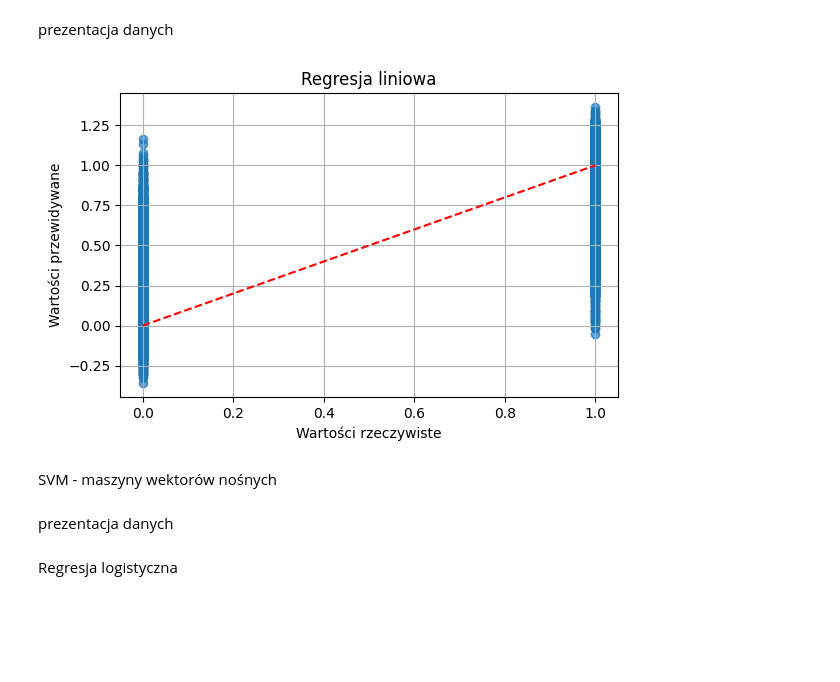
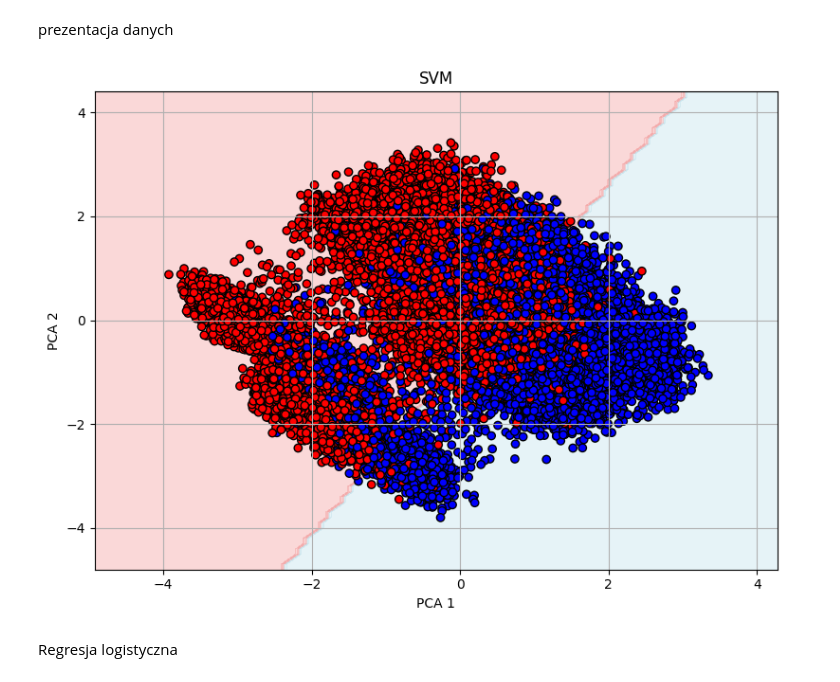
Before and after one commit to Suleyyy/ML_Depresja, a Jupyter notebook: Klasyfikacja_depresji.ipynb, the cells around one changed output. Cells and saved outputs as stored; diff of their text form; code cells hidden in the pictures; blank space fills up the shorter version.

```diff
--- a/Klasyfikacja_depresji.ipynb
+++ b/Klasyfikacja_depresji.ipynb
@@ -435,5 +459,0 @@ trenowanie modelu
-# %%
-from sklearn.linear_model import LinearRegression
-reg_model = LinearRegression()
-reg_model.fit(X_train_process, y_train)
-y_pred = reg_model.predict(X_test_process)
@@ -440,16 +484,2 @@ y_pred = reg_model.predict(X_test_process)
 # %% [markdown]
 prezentacja danych
-# %%
-plt.figure(figsize=(6,4))
-plt.scatter(y_test, y_pred, alpha=0.7)
-plt.plot([y_test.min(), y_test.max()], [y_test.min(), y_test.max()], "r--")
-plt.xlabel("Wartości rzeczywiste")
-plt.ylabel("Wartości przewidywane")
-plt.title("Regresja liniowa")
-plt.grid(True)
-plt.tight_layout()
-plt.show()
-# %% [output]
-[figure, removed]
-# %% [markdown]
-SVM - maszyny wektorów nośnych
@@ -461,25 +486,29 @@ y_pred_svm = svm.predict(X_test_process)
-# %% [markdown]
-prezentacja danych
 # %%
-X_combined_pca = np.vstack((X_train_pca, X_test_pca))
-y_combined = np.hstack((y_train, y_test))
-x_min, x_max = X_combined_pca[:, 0].min() - 1, X_combined_pca[:, 0].max() + 1
-y_min, y_max = X_combined_pca[:, 1].min() - 1, X_combined_pca[:, 1].max() + 1
-xx, yy = np.meshgrid(np.arange(x_min, x_max, 0.1),
+
+def showSVM(svm):
+  X_combined_pca = np.vstack((X_train_pca, X_test_pca))
+  y_combined = np.hstack((y_train, y_test))
+  x_min, x_max = X_combined_pca[:, 0].min() - 1, X_combined_pca[:, 0].max() + 1
+  y_min, y_max = X_combined_pca[:, 1].min() - 1, X_combined_pca[:, 1].max() + 1
+  xx, yy = np.meshgrid(np.arange(x_min, x_max, 0.1),
                      np.arange(y_min, y_max, 0.1))
 
-Z = svm.predict(pca.inverse_transform(np.c_[xx.ravel(), yy.ravel()]))
-Z = Z.reshape(xx.shape)
+  Z = svm.predict(pca.inverse_transform(np.c_[xx.ravel(), yy.ravel()]))
+  Z = Z.reshape(xx.shape)
 
-plt.figure(figsize=(8, 6))
-plt.contourf(xx, yy, Z, alpha=0.3, cmap=ListedColormap(['lightblue', 'lightcoral']))
-plt.scatter(X_combined_pca[:, 0], X_combined_pca[:, 1], c=y_combined, edgecolor='k', cmap=ListedColormap(['blue', 'red']))
-plt.title("SVM")
-plt.xlabel("PCA 1")
-plt.ylabel("PCA 2")
-plt.grid(True)
-plt.tight_layout()
-plt.show()
+  plt.figure(figsize=(8, 6))
+  plt.contourf(xx, yy, Z, alpha=0.3, cmap=ListedColormap(['lightblue', 'lightcoral']))
+  plt.scatter(X_combined_pca[:, 0], X_combined_pca[:, 1], c=y_combined, edgecolor='k', cmap=ListedColormap(['blue', 'red']))
+  plt.title("SVM")
+  plt.xlabel("PCA 1")
+  plt.ylabel("PCA 2")
+  plt.grid(True)
+  plt.tight_layout()
+  plt.show()
+# %%
+showSVM(svm)
+# %% [output]
+[figure, added]
 # %% [markdown]
 Regresja logistyczna
 # %% [markdown]
```
Also changed, not shown: parts of 50 cells of this notebook.
